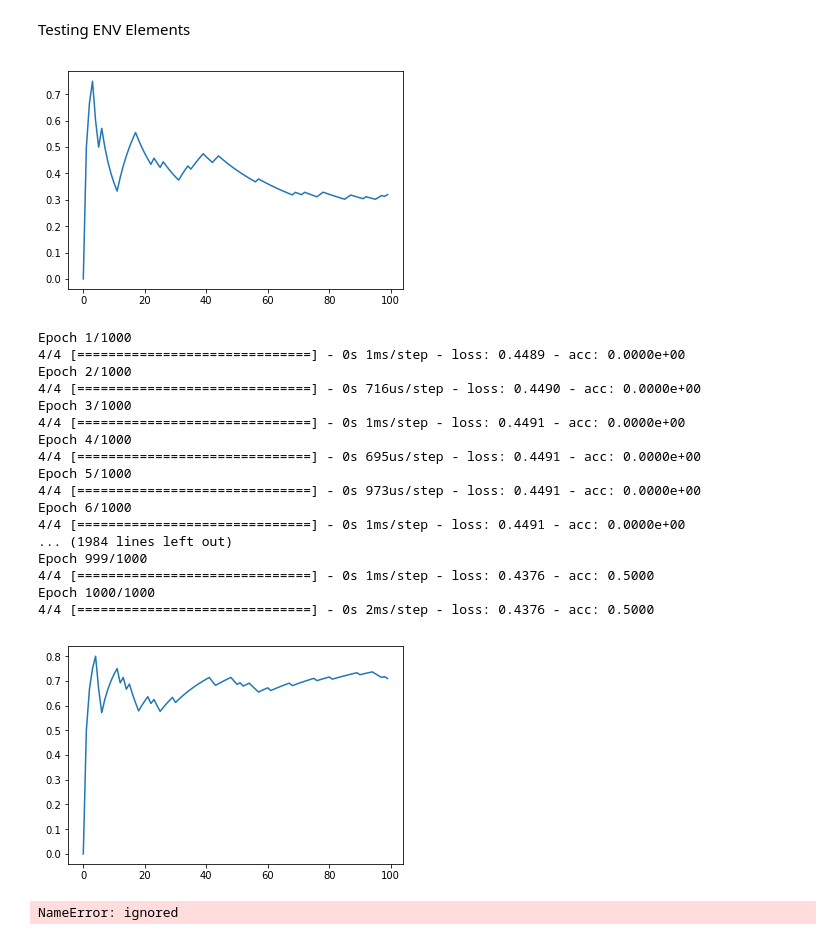
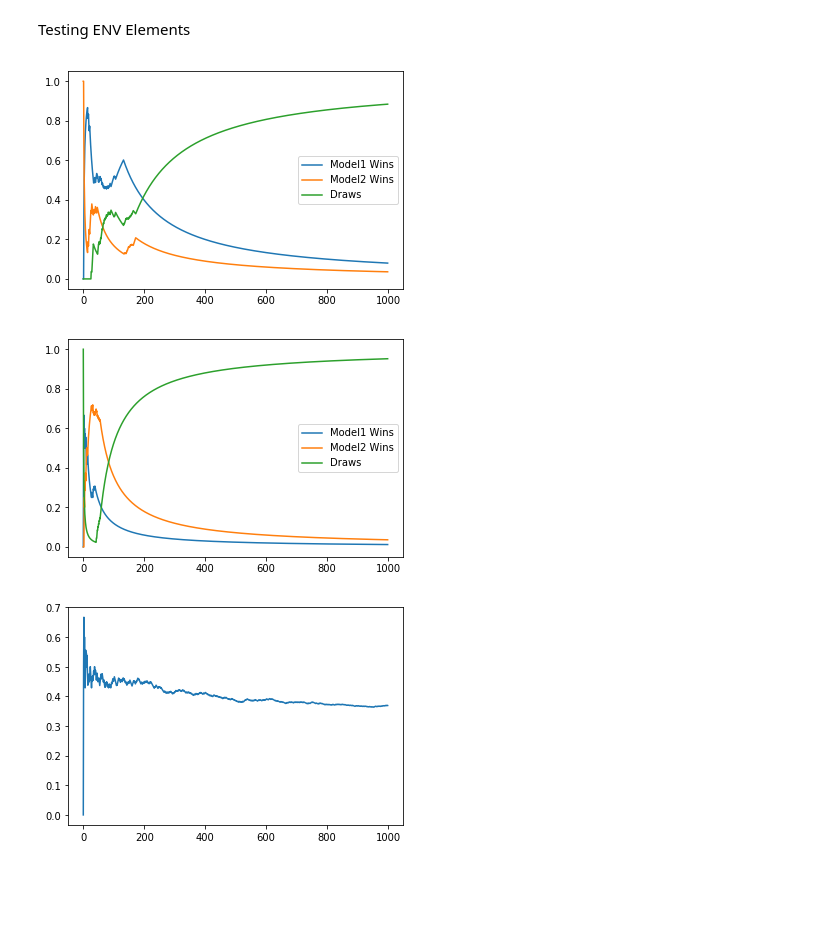
Before and after one commit to Gregory-Eales/RL-TicTacToe, a Jupyter notebook: RL_TicTacToe.ipynb, the cells around one changed output. Saved outputs shown, nothing was run; the diff lists cells and outputs as text; code cells hidden in the pictures; blank space fills up the shorter version.

```diff
--- a/RL_TicTacToe.ipynb
+++ b/RL_TicTacToe.ipynb
@@ -391,32 +459,18 @@ class TrainENV(object):
 # %% [markdown]
 Testing ENV Elements
 # %%
-env = TrainENV()
-env.ai_train_ai(epochs = 100)
+env = TrainENV(num_models = 4)
+env.ai_train_ai(epochs = 1000)
 # %% [output]
-[figure, old version]
+[figure, new version]
-Epoch 1/1000
-4/4 [==============================] - 0s 1ms/step - loss: 0.4489 - acc: 0.0000e+00
-Epoch 2/1000
-4/4 [==============================] - 0s 716us/step - loss: 0.4490 - acc: 0.0000e+00
-Epoch 3/1000
-4/4 [==============================] - 0s 1ms/step - loss: 0.4491 - acc: 0.0000e+00
-Epoch 4/1000
-4/4 [==============================] - 0s 695us/step - loss: 0.4491 - acc: 0.0000e+00
-Epoch 5/1000
-4/4 [==============================] - 0s 973us/step - loss: 0.4491 - acc: 0.0000e+00
-Epoch 6/1000
-4/4 [==============================] - 0s 1ms/step - loss: 0.4491 - acc: 0.0000e+00
-... (1984 lines left out)
-Epoch 999/1000
-4/4 [==============================] - 0s 1ms/step - loss: 0.4376 - acc: 0.5000
-Epoch 1000/1000
-4/4 [==============================] - 0s 2ms/step - loss: 0.4376 - acc: 0.5000
+# %%
+env.ai_train_ai(epochs = 1000, model1="M1", model2="M3")
+# %% [output]
+[figure, added]
 # %%
-env.rand_train_ai(epochs = 100)
+env.rand_play_ai(epochs=1000)
 # %% [output]
-[figure, old version]
+[figure, new version]
-NameError: ignored
 # %%
 env.play_human()
 # %% [output]
```
Also changed, not shown: parts of 4 cells of this notebook.
